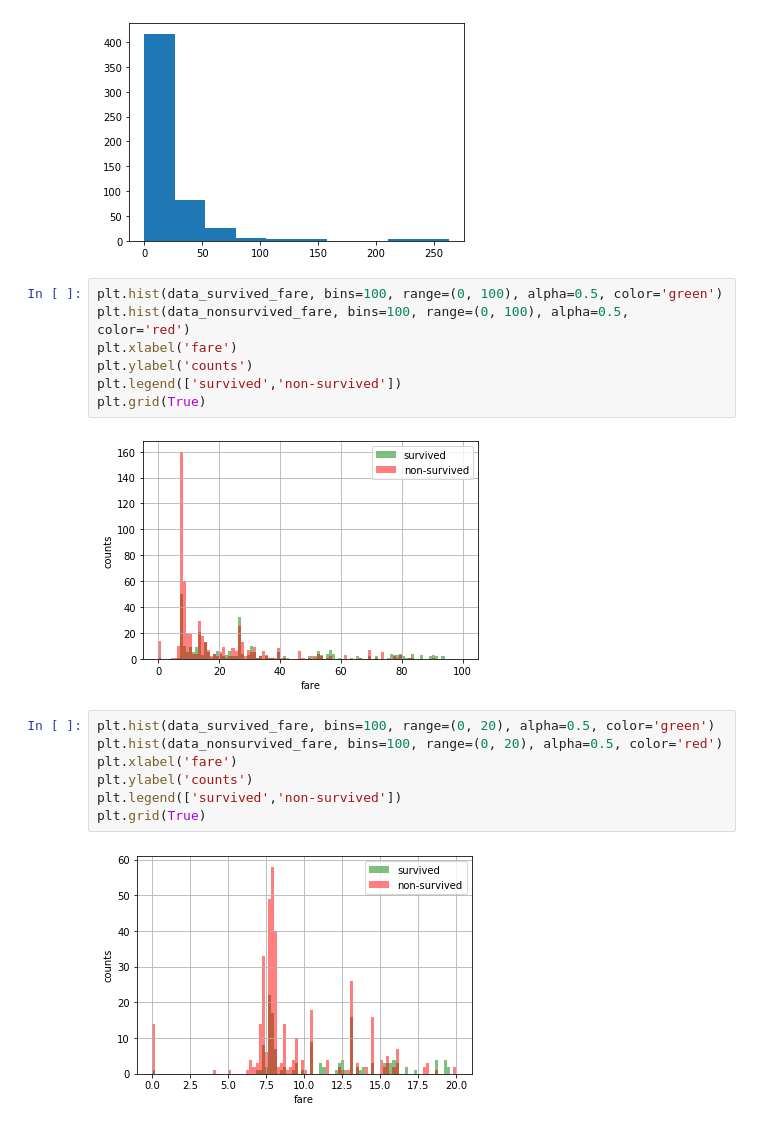
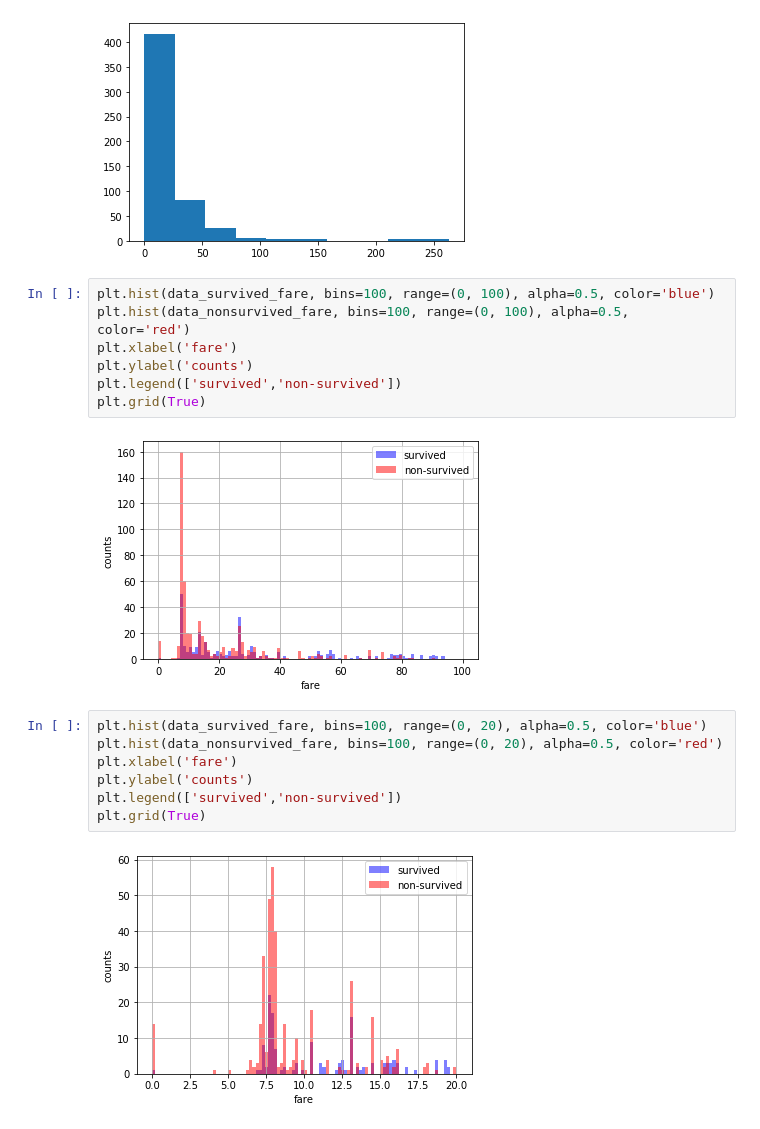
Before and after one commit to USF-CS-663-Spring-2020/lab-02-titanic-kayfuku, a Jupyter notebook: Lab02_Titanic.ipynb, the cells around one changed output. Cells and saved outputs as stored; diff of their text form.

```diff
--- a/Lab02_Titanic.ipynb
+++ b/Lab02_Titanic.ipynb
@@ -70,20 +70,20 @@ plt.hist(data_nonsurvived_fare)
  <a list of 10 Patch objects>)
 [figure]
 # %%
-plt.hist(data_survived_fare, bins=100, range=(0, 100), alpha=0.5, color='green')
+plt.hist(data_survived_fare, bins=100, range=(0, 100), alpha=0.5, color='blue')
 plt.hist(data_nonsurvived_fare, bins=100, range=(0, 100), alpha=0.5, color='red')
 plt.xlabel('fare')
 plt.ylabel('counts')
 plt.legend(['survived','non-survived'])
 plt.grid(True)
 # %% [output]
-[figure, old version]
+[figure, new version]
 # %%
-plt.hist(data_survived_fare, bins=100, range=(0, 20), alpha=0.5, color='green')
+plt.hist(data_survived_fare, bins=100, range=(0, 20), alpha=0.5, color='blue')
 plt.hist(data_nonsurvived_fare, bins=100, range=(0, 20), alpha=0.5, color='red')
 plt.xlabel('fare')
 plt.ylabel('counts')
 plt.legend(['survived','non-survived'])
 plt.grid(True)
 # %% [output]
-[figure, old version]
+[figure, new version]
```
Also changed, not shown: parts of 2 cells of this notebook.
